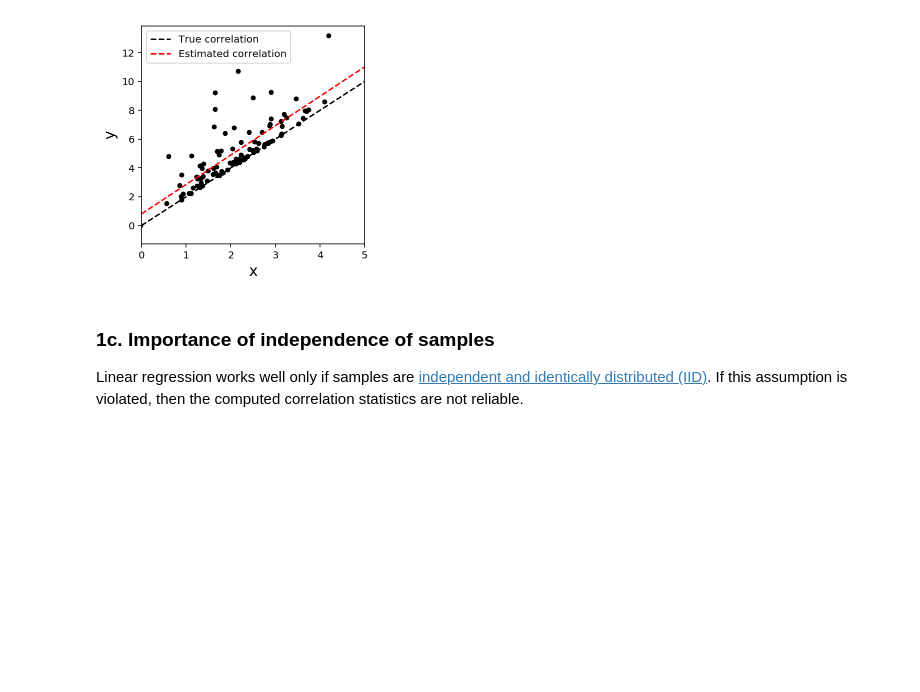
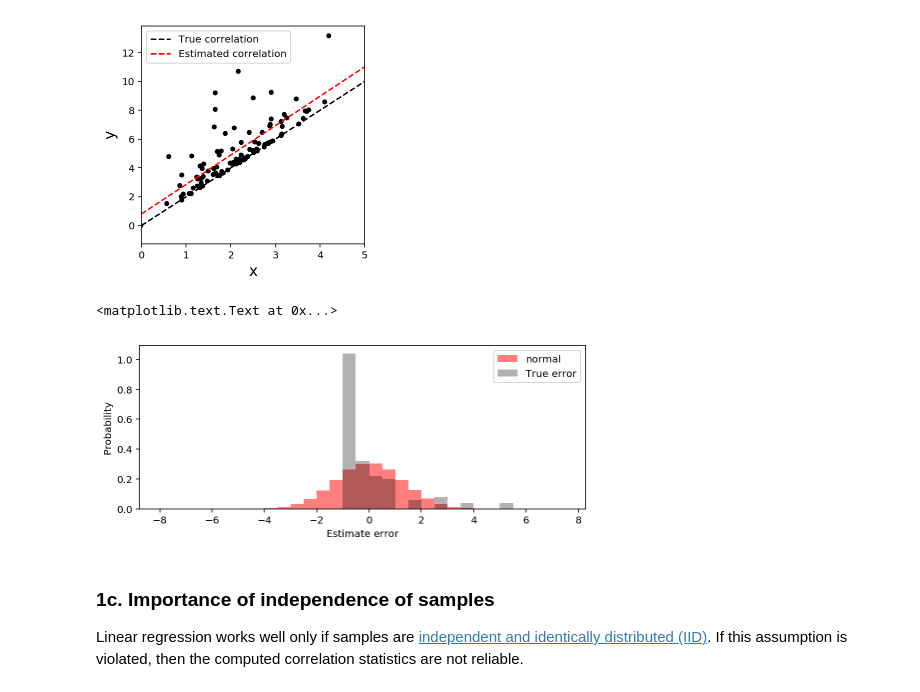
Before and after one commit to srcole/qwm, a Jupyter notebook: misc/COGS108_Multiple Linear Regression and Collinearity.ipynb, the cells around one changed output. Cells and saved outputs as stored; diff of their text form; code cells hidden in the pictures; blank space fills up the shorter version.

```diff
--- a/misc/COGS108_Multiple Linear Regression and Collinearity.ipynb
+++ b/misc/COGS108_Multiple Linear Regression and Collinearity.ipynb
@@ -118,6 +110,17 @@ plt.legend(loc='best')
 # %% [output]
 <matplotlib.legend.Legend at 0x...>
 [figure]
+# %%
+plt.figure(figsize=(8,3))
+errors = y-[m*xi+b for xi in x]
+hist2 = plt.hist(np.random.randn(100000)*np.std(errors),np.arange(-8,8,.5),color='r',normed=True, alpha=.5,label='normal')
+hist = plt.hist(errors,np.arange(-8,8,.5),color='k',normed=True, alpha=.3,label='True error')
+plt.legend(loc='best')
+plt.xlabel('Estimate error')
+plt.ylabel('Probability')
+# %% [output]
+<matplotlib.text.Text at 0x...>
+[figure, added]
 # %% [markdown]
 ### 1c. Importance of independence of samples
 Linear regression works well only if samples are [independent and identically distributed (IID)](https://en.wikipedia.org/wiki/Independent_and_identically_distributed_random_variables). If this assumption is violated, then the computed correlation statistics are not reliable.
```
Also changed, not shown: parts of 24 cells of this notebook.
